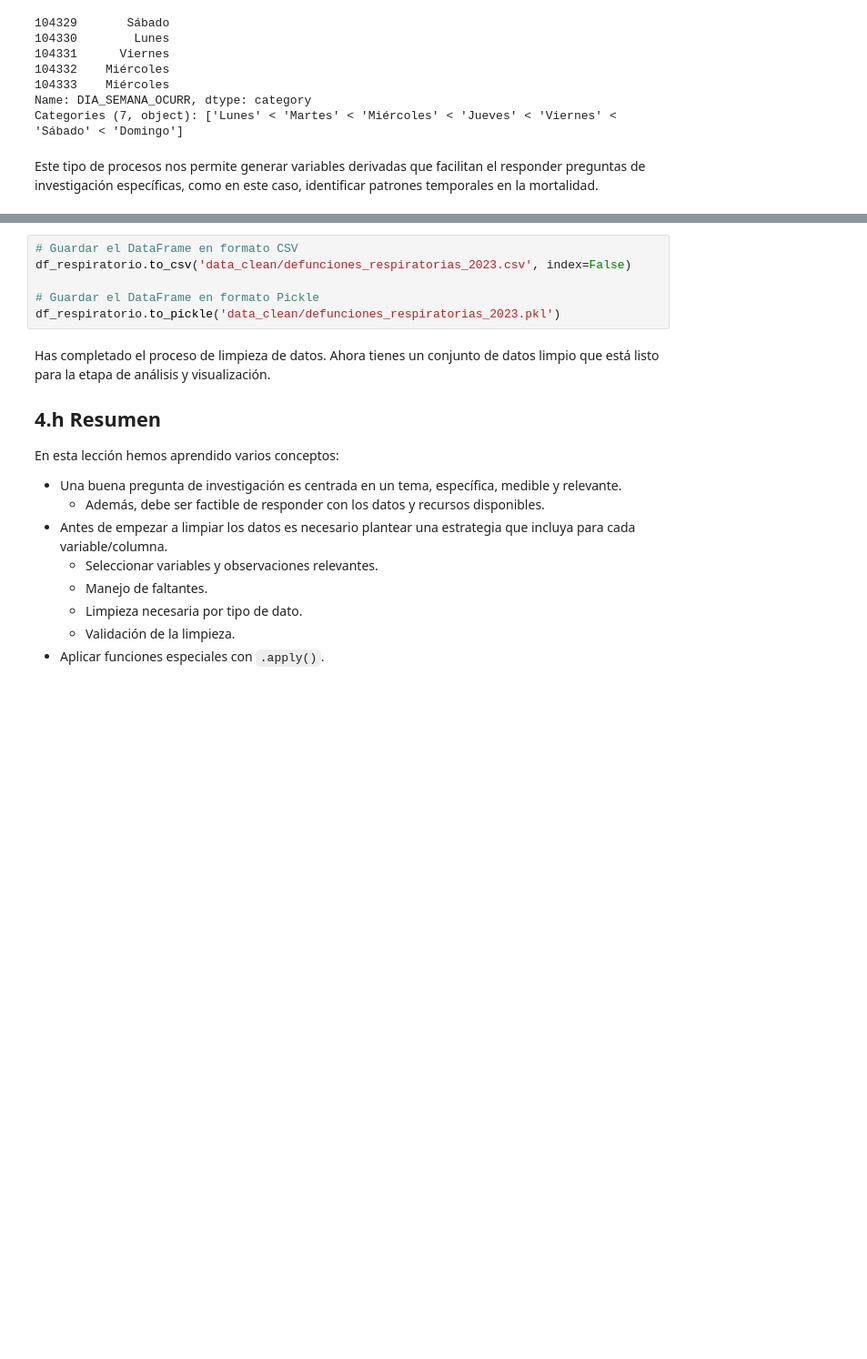
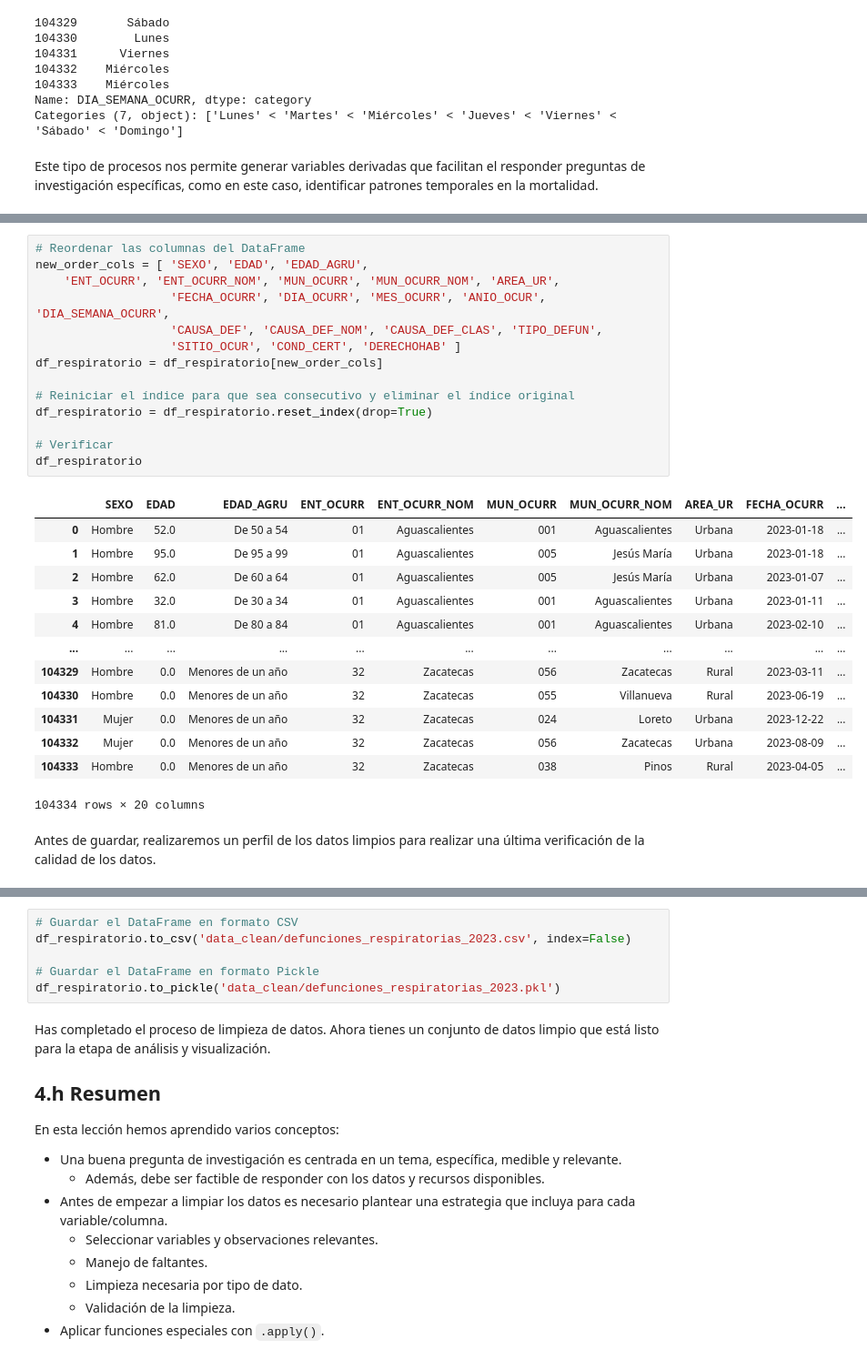
Before and after one commit to mar-esther23/Python_EDR2023, a Jupyter notebook: CPEDR_4Limpieza.ipynb, the cells around one changed output, grey strips where cells are left out. Shown at 91% size. Cells and saved outputs as stored; diff of their text form; blank space fills up the shorter version.

Commit message:
Manipulacion de datos, inico

```diff
--- a/CPEDR_4Limpieza.ipynb
+++ b/CPEDR_4Limpieza.ipynb
@@ -751,0 +781,30 @@ Este tipo de procesos nos permite generar variables derivadas que facilitan el r
+# %%
+# Reordenar las columnas del DataFrame
+new_order_cols = [ 'SEXO', 'EDAD', 'EDAD_AGRU',
+    'ENT_OCURR', 'ENT_OCURR_NOM', 'MUN_OCURR', 'MUN_OCURR_NOM', 'AREA_UR',
+                   'FECHA_OCURR', 'DIA_OCURR', 'MES_OCURR', 'ANIO_OCUR', 'DIA_SEMANA_OCURR',
+                   'CAUSA_DEF', 'CAUSA_DEF_NOM', 'CAUSA_DEF_CLAS', 'TIPO_DEFUN',
+                   'SITIO_OCUR', 'COND_CERT', 'DERECHOHAB' ]
+df_respiratorio = df_respiratorio[new_order_cols]
+
+# Reiniciar el índice para que sea consecutivo y eliminar el índice original
+df_respiratorio = df_respiratorio.reset_index(drop=True)
+
+# Verificar
+df_respiratorio
+# %% [output]
+|  | SEXO | EDAD | EDAD_AGRU | ENT_OCURR | ENT_OCURR_NOM | MUN_OCURR | MUN_OCURR_NOM | AREA_UR | FECHA_OCURR | ... |
+| 0 | Hombre | 52.0 | De 50 a 54 | 01 | Aguascalientes | 001 | Aguascalientes | Urbana | 2023-01-18 | ... |
+| 1 | Hombre | 95.0 | De 95 a 99 | 01 | Aguascalientes | 005 | Jesús María | Urbana | 2023-01-18 | ... |
+| 2 | Hombre | 62.0 | De 60 a 64 | 01 | Aguascalientes | 005 | Jesús María | Urbana | 2023-01-07 | ... |
+| 3 | Hombre | 32.0 | De 30 a 34 | 01 | Aguascalientes | 001 | Aguascalientes | Urbana | 2023-01-11 | ... |
+| 4 | Hombre | 81.0 | De 80 a 84 | 01 | Aguascalientes | 001 | Aguascalientes | Urbana | 2023-02-10 | ... |
+| ... | ... | ... | ... | ... | ... | ... | ... | ... | ... | ... |
+| 104329 | Hombre | 0.0 | Menores de un año | 32 | Zacatecas | 056 | Zacatecas | Rural | 2023-03-11 | ... |
+| 104330 | Hombre | 0.0 | Menores de un año | 32 | Zacatecas | 055 | Villanueva | Rural | 2023-06-19 | ... |
+| 104331 | Mujer | 0.0 | Menores de un año | 32 | Zacatecas | 024 | Loreto | Urbana | 2023-12-22 | ... |
+| 104332 | Mujer | 0.0 | Menores de un año | 32 | Zacatecas | 056 | Zacatecas | Urbana | 2023-08-09 | ... |
+| 104333 | Hombre | 0.0 | Menores de un año | 32 | Zacatecas | 038 | Pinos | Rural | 2023-04-05 | ... |
+104334 rows × 20 columns
+# %% [markdown]
+Antes de guardar, realizaremos un perfil de los datos limpios para realizar una última verificación de la calidad de los datos.
```
Also changed, not shown: parts of 6 cells of this notebook, 10 other files.
